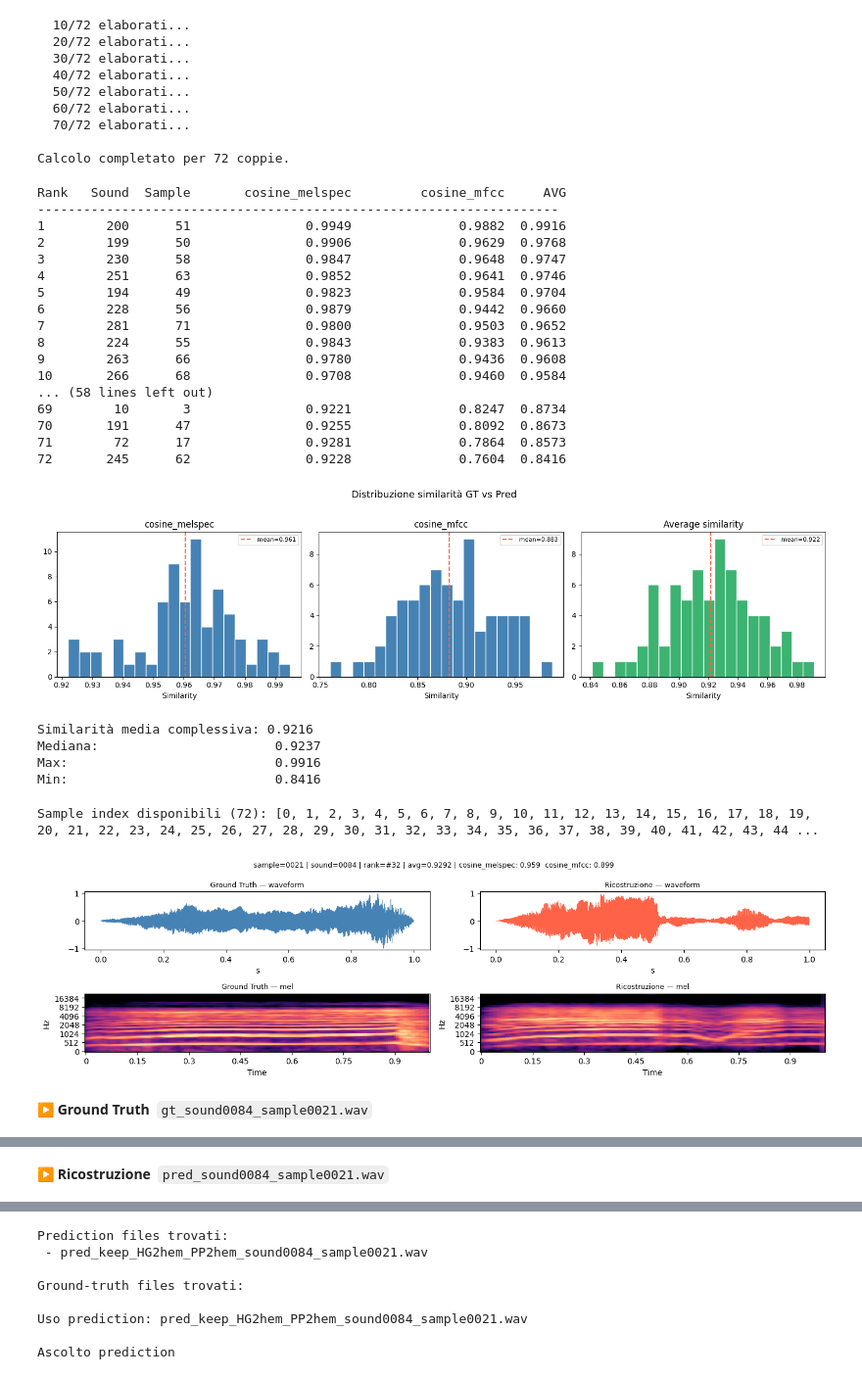
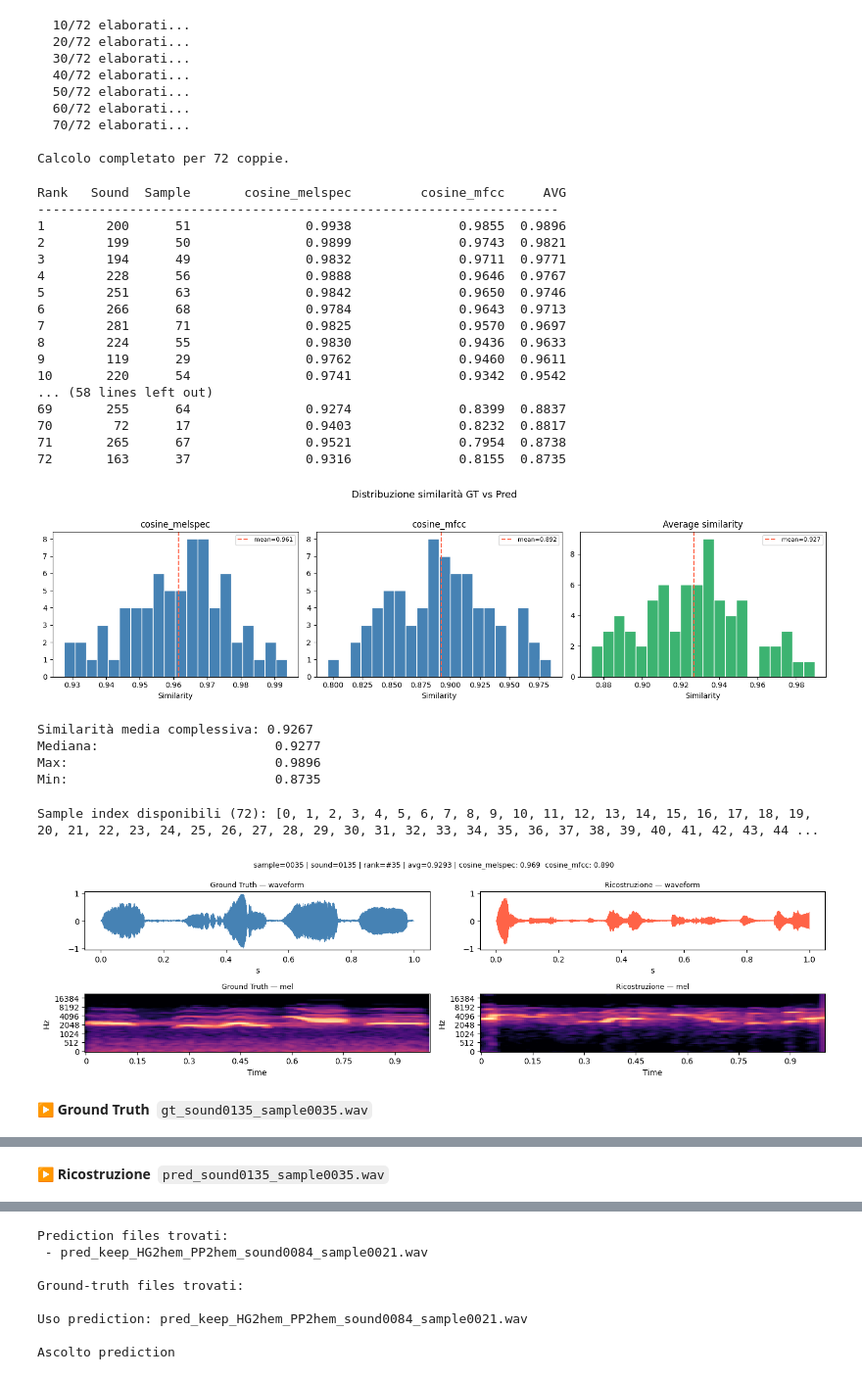
Before and after one commit to mattciff5/brainSounds, a Jupyter notebook: maas_model/evaluate_reconstructions.ipynb, the cells around one changed output, grey strips where cells are left out. Shown at 98% size. Drawn from its saved outputs; the diff is of its cells as text; code cells hidden in the pictures.

```diff
--- a/maas_model/evaluate_reconstructions.ipynb
+++ b/maas_model/evaluate_reconstructions.ipynb
@@ -22,7 +22,7 @@ from scipy.stats import pearsonr
 # %%
 # ── CONFIGURAZIONE — modifica questi path ─────────────────────────────────
 GT_DIR   = "/srv/nfs-data/sisko/matteoc/maas_2023/decoded_ip2"       # ground truth
-PRED_DIR = "/srv/nfs-data/sisko/matteoc/maas_2023/decoded_ip2"    # ricostruzioni
+PRED_DIR = "/srv/nfs-data/sisko/matteoc/maas_2023/decoded_ip"    # ricostruzioni
 
 TARGET_SR   = 44100   # sample rate comune
 TOP_N       = 10      # quante coppie migliori visualizzare/ascoltare
@@ -145,21 +145,21 @@ for rank, r in enumerate(results):
 # %% [output]
 Rank   Sound  Sample       cosine_melspec         cosine_mfcc     AVG
 --------------------------------------------------------------------
-1        200      51               0.9949              0.9882  0.9916
-2        199      50               0.9906              0.9629  0.9768
-3        230      58               0.9847              0.9648  0.9747
-4        251      63               0.9852              0.9641  0.9746
-5        194      49               0.9823              0.9584  0.9704
-6        228      56               0.9879              0.9442  0.9660
-7        281      71               0.9800              0.9503  0.9652
-8        224      55               0.9843              0.9383  0.9613
-9        263      66               0.9780              0.9436  0.9608
-10       266      68               0.9708              0.9460  0.9584
+1        200      51               0.9938              0.9855  0.9896
+2        199      50               0.9899              0.9743  0.9821
+3        194      49               0.9832              0.9711  0.9771
+4        228      56               0.9888              0.9646  0.9767
+5        251      63               0.9842              0.9650  0.9746
+6        266      68               0.9784              0.9643  0.9713
+7        281      71               0.9825              0.9570  0.9697
+8        224      55               0.9830              0.9436  0.9633
+9        119      29               0.9762              0.9460  0.9611
+10       220      54               0.9741              0.9342  0.9542
 ... (58 lines left out)
-69        10       3               0.9221              0.8247  0.8734
-70       191      47               0.9255              0.8092  0.8673
-71        72      17               0.9281              0.7864  0.8573
-72       245      62               0.9228              0.7604  0.8416
+69       255      64               0.9274              0.8399  0.8837
+70        72      17               0.9403              0.8232  0.8817
+71       265      67               0.9521              0.7954  0.8738
+72       163      37               0.9316              0.8155  0.8735
 # %%
 # ── Distribuzione delle similarità ───────────────────────────────────────
 avg_scores = [r['avg_score'] for r in results]
@@ -189,15 +189,15 @@ print(f"Mediana:                       {np.median(avg_scores):.4f}")
 print(f"Max:                           {np.max(avg_scores):.4f}")
 print(f"Min:                           {np.min(avg_scores):.4f}")
 # %% [output]
-[figure, old version]
+[figure, new version]
-Similarità media complessiva: 0.9216
-Mediana:                       0.9237
-Max:                           0.9916
-Min:                           0.8416
+Similarità media complessiva: 0.9267
+Mediana:                       0.9277
+Max:                           0.9896
+Min:                           0.8735
 # %%
 # ── Ascolta / plotta una coppia per sample_idx ──────────────────────────
 # Imposta qui il sample index che vuoi ispezionare
-SAMPLE_IDX = 21    # speech: 5, 2, 7, 9, 11
+SAMPLE_IDX = 35    # speech: 5, 2, 7, 9, 11
                   # voice: 14, 15, 17, 18, 21
                   # animal: 30, 31, 32, 35
                   # music: 40, 41, 43, 44, 45, 47
@@ -239,35 +239,35 @@ def plot_and_play(sample_idx, sr=TARGET_SR):
     librosa.display.specshow(librosa.power_to_db(mel_gt,   ref=np.max),
                              sr=sr, hop_length=256, x_axis='time', y_axis='mel', ax=ax_gt_m)
     librosa.display.specshow(librosa.power_to_db(mel_pred, ref=np.max),
                              sr=sr, hop_length=256, x_axis='time', y_axis='mel', ax=ax_pred_m)
     ax_gt_m.set_title('Ground Truth — mel', fontsize=9)
     ax_pred_m.set_title('Ricostruzione — mel', fontsize=9)
 
     score_str = '  '.join([f"{k}: {v:.3f}" for k, v in r['scores'].items()])
     rank = next((i for i, x in enumerate(results) if x['sample_idx'] == sample_idx), '?')
     fig.suptitle(
         f"sample={sample_idx:04d} | sound={r['sound_idx']:04d} | "
         f"rank=#{rank+1 if isinstance(rank,int) else rank} | avg={r['avg_score']:.4f} | {score_str}",
         fontsize=9
     )
     plt.tight_layout()
     plt.show()
 
     display(HTML(f"<b>▶ Ground Truth</b> &nbsp;<code>{os.path.basename(r['gt_path'])}</code>"))
     display(Audio(gt_wav,   rate=sr))
     display(HTML(f"<b>▶ Ricostruzione</b> &nbsp;<code>{os.path.basename(r['pred_path'])}</code>"))
     display(Audio(pred_wav, rate=sr))
 
 
 # Mostra anche i sample index disponibili
 available_samples = sorted(set(r['sample_idx'] for r in results))
 print(f"Sample index disponibili ({len(available_samples)}): {available_samples}")
 print()
 plot_and_play(SAMPLE_IDX)
 # %% [output]
 Sample index disponibili (72): [0, 1, 2, 3, 4, 5, 6, 7, 8, 9, 10, 11, 12, 13, 14, 15, 16, 17, 18, 19, 20, 21, 22, 23, 24, 25, 26, 27, 28, 29, 30, 31, 32, 33, 34, 35, 36, 37, 38, 39, 40, 41, 42, 43, 44 ...
-[figure, old version]
+[figure, new version]
-▶ Ground Truth gt_sound0084_sample0021.wav
+▶ Ground Truth gt_sound0135_sample0035.wav
 [interactive output not drawn]
-▶ Ricostruzione pred_sound0084_sample0021.wav
+▶ Ricostruzione pred_sound0135_sample0035.wav
 [interactive output not drawn]
```
Also changed, not shown: parts of 3 cells of this notebook, 7 other files.
